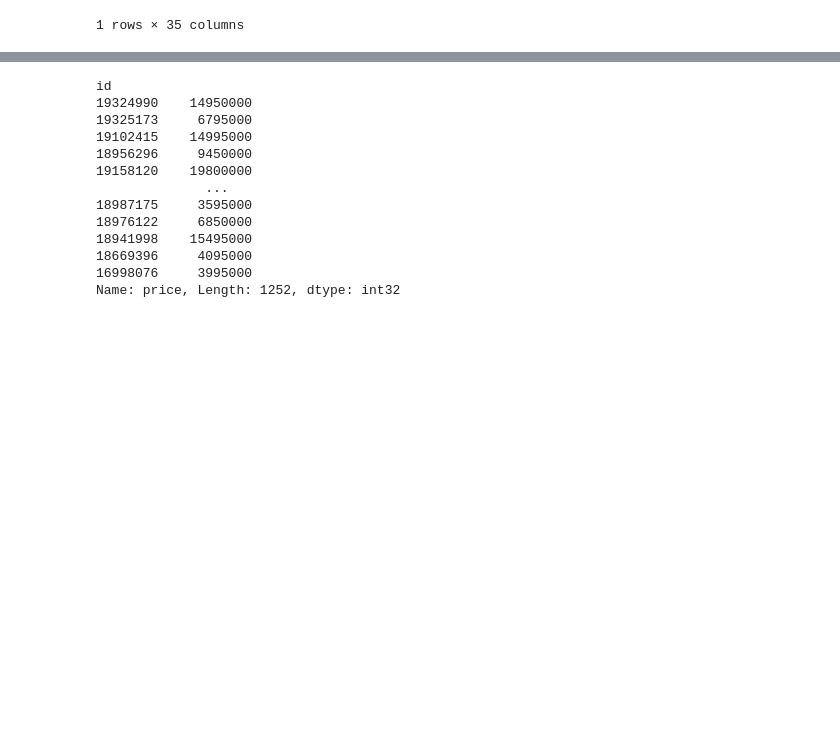
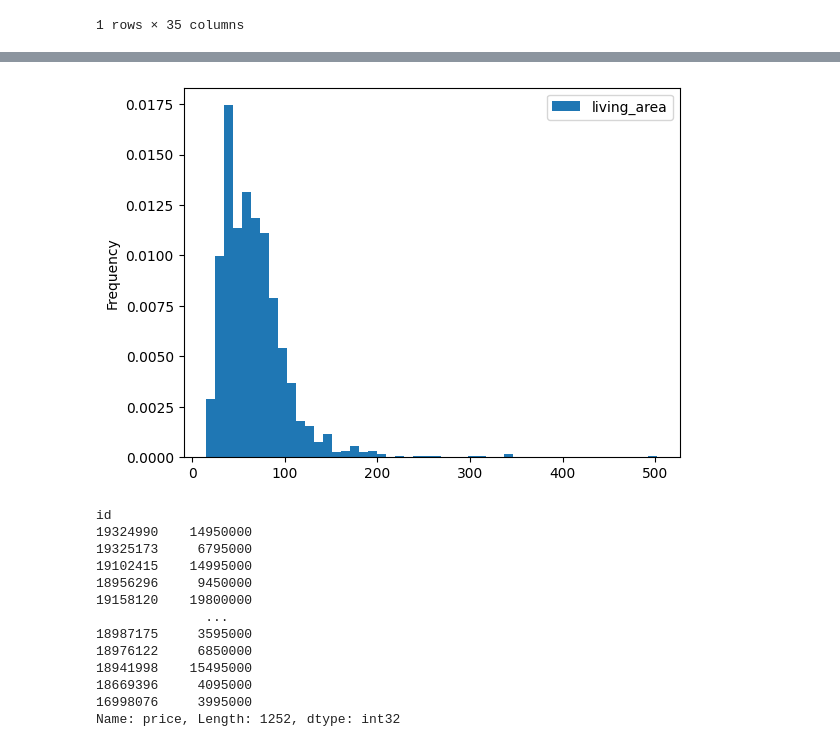
Before and after one commit to robboten/hemnet-transform, a Jupyter notebook: notebooks/look.ipynb, the cells around one changed output, grey strips where cells are left out. Drawn from its saved outputs; the diff is of its cells as text; code cells hidden in the pictures; blank space fills up the shorter version.

```diff
--- a/notebooks/look.ipynb
+++ b/notebooks/look.ipynb
@@ -132,4 +137,8 @@ df[['living_area']].plot(kind='hist', density=True, stacked=False)
 [figure]
+# %%
+df[['living_area']].plot(kind='hist', bins=50, density=True, stacked=False);
+# %% [output]
+[figure, added]
 # %%
 df['price']
 # %% [output]
```
Also changed, not shown: parts of 6 cells of this notebook.
